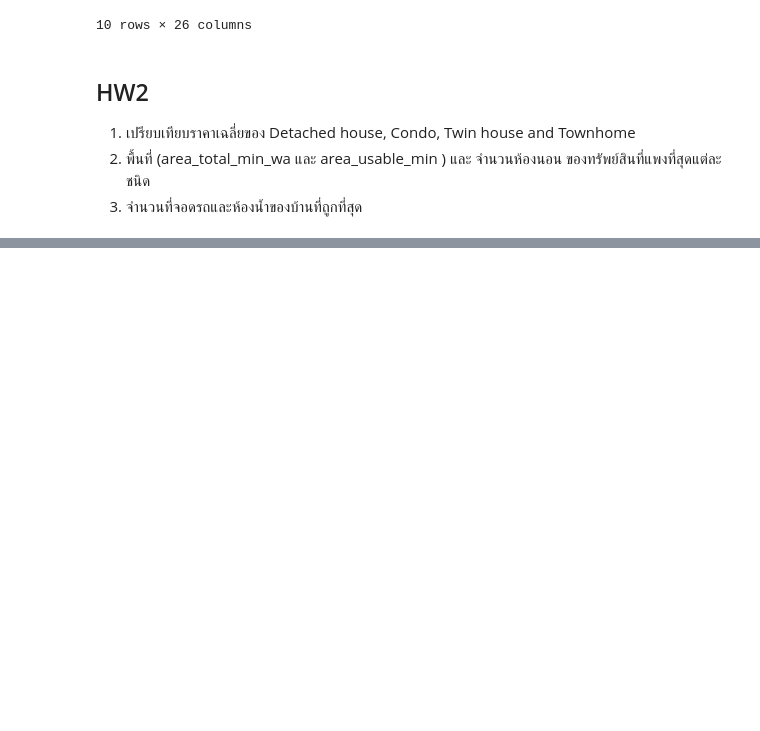
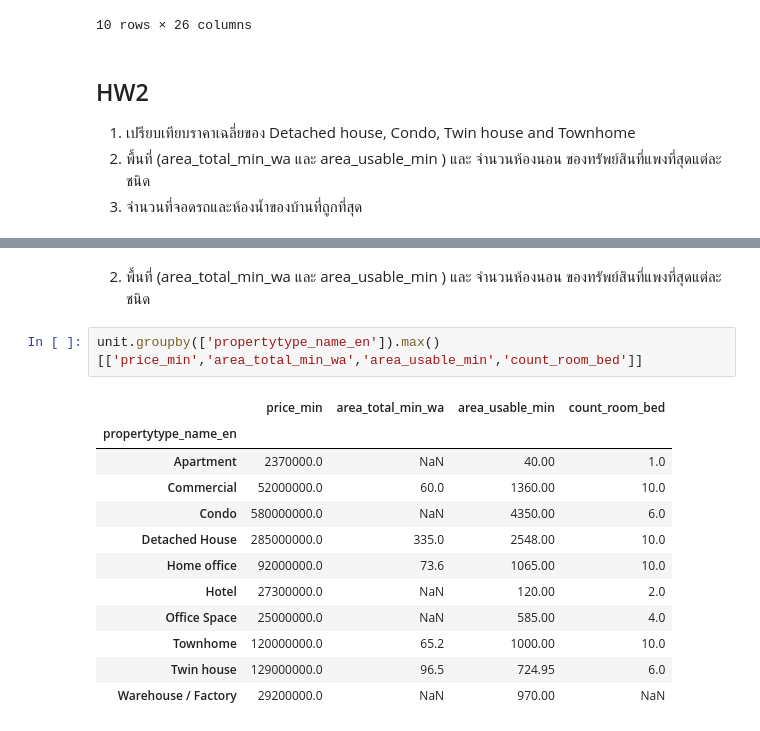
Before and after one commit to supatsara2002/BasicProg_DataViz65, a Jupyter notebook: pandas101.ipynb, the cells around one changed output, grey strips where cells are left out. Drawn from its saved outputs; the diff is of its cells as text; blank space fills up the shorter version.

```diff
--- a/pandas101.ipynb
+++ b/pandas101.ipynb
@@ -431,0 +442,17 @@ unit.groupby(['propertytype_name_en']).count()
+# %% [markdown]
+2. พื้นที่ (area_total_min_wa และ area_usable_min ) และ จำนวนห้องนอน ของทรัพย์สินที่แพงที่สุดแต่ละชนิด
+# %%
+unit.groupby(['propertytype_name_en']).max()[['price_min','area_total_min_wa','area_usable_min','count_room_bed']]
+# %% [output]
+|  | price_min | area_total_min_wa | area_usable_min | count_room_bed |
+| propertytype_name_en |  |  |  |  |
+| Apartment | 2370000.0 | NaN | 40.00 | 1.0 |
+| Commercial | 52000000.0 | 60.0 | 1360.00 | 10.0 |
+| Condo | 580000000.0 | NaN | 4350.00 | 6.0 |
+| Detached House | 285000000.0 | 335.0 | 2548.00 | 10.0 |
+| Home office | 92000000.0 | 73.6 | 1065.00 | 10.0 |
+| Hotel | 27300000.0 | NaN | 120.00 | 2.0 |
+| Office Space | 25000000.0 | NaN | 585.00 | 4.0 |
+| Townhome | 120000000.0 | 65.2 | 1000.00 | 10.0 |
+| Twin house | 129000000.0 | 96.5 | 724.95 | 6.0 |
+| Warehouse / Factory | 29200000.0 | NaN | 970.00 | NaN |
```
Also changed, not shown: parts of 7 cells of this notebook.
